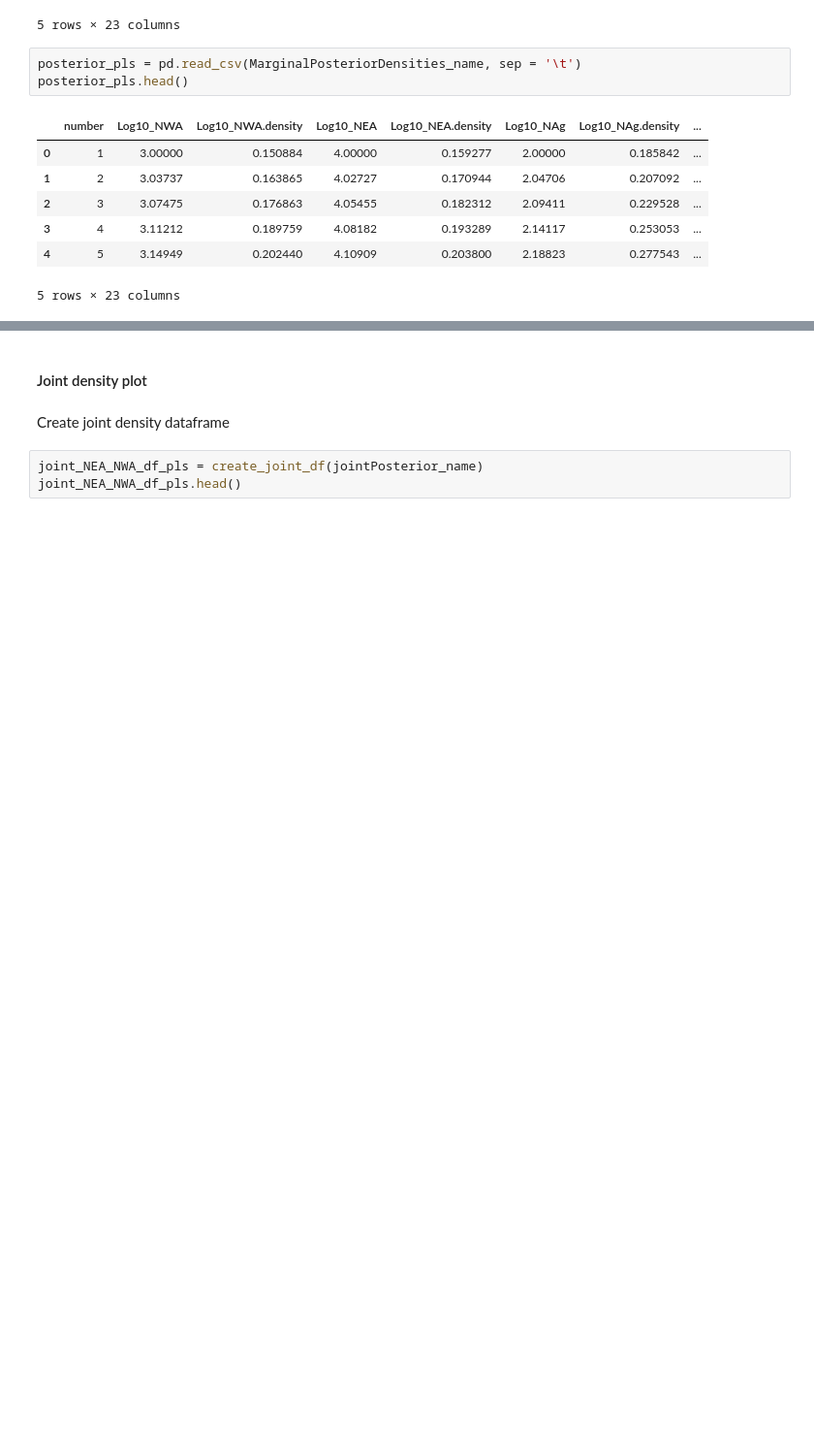
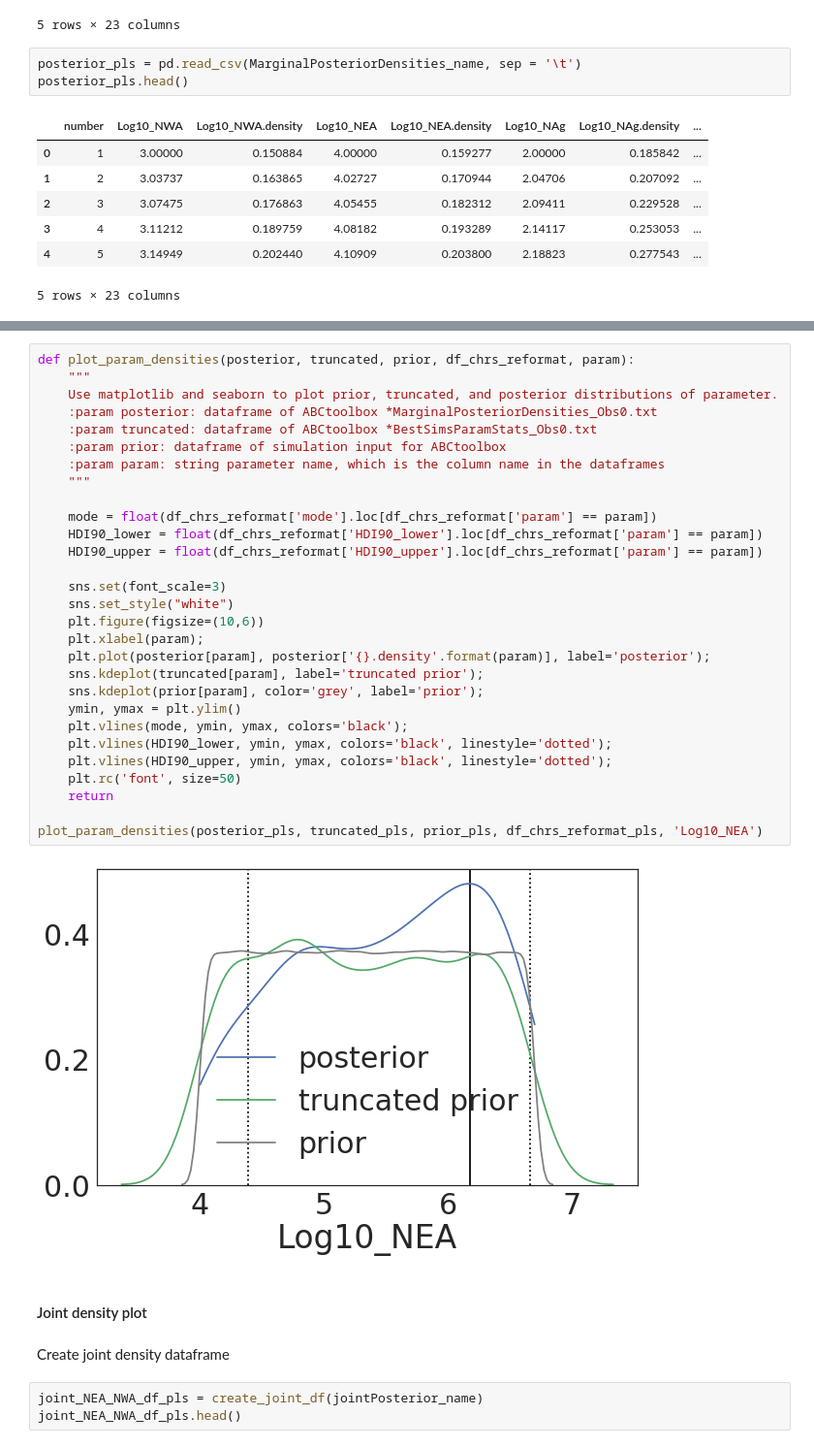
Before and after one commit to agladstein/ABC_results_AJ, a Jupyter notebook: chr1_AJmodels/assess_ABCtoolbox.ipynb, the cells around one changed output, grey strips where cells are left out. Shown at 97% size. Cells and saved outputs as stored; diff of their text form; blank space fills up the shorter version.

```diff
--- a/chr1_AJmodels/assess_ABCtoolbox.ipynb
+++ b/chr1_AJmodels/assess_ABCtoolbox.ipynb
@@ -754,3 +754,34 @@ TypeError: cannot convert the series to <class 'float'>
+# %%
+def plot_param_densities(posterior, truncated, prior, df_chrs_reformat, param):
+    """
+    Use matplotlib and seaborn to plot prior, truncated, and posterior distributions of parameter.
+    :param posterior: dataframe of ABCtoolbox *MarginalPosteriorDensities_Obs0.txt
+    :param truncated: dataframe of ABCtoolbox *BestSimsParamStats_Obs0.txt
+    :param prior: dataframe of simulation input for ABCtoolbox
+    :param param: string parameter name, which is the column name in the dataframes
+    """
+
+    mode = float(df_chrs_reformat['mode'].loc[df_chrs_reformat['param'] == param])
+    HDI90_lower = float(df_chrs_reformat['HDI90_lower'].loc[df_chrs_reformat['param'] == param])
+    HDI90_upper = float(df_chrs_reformat['HDI90_upper'].loc[df_chrs_reformat['param'] == param])
+
+    sns.set(font_scale=3)
+    sns.set_style("white")
+    plt.figure(figsize=(10,6))
+    plt.xlabel(param);
+    plt.plot(posterior[param], posterior['{}.density'.format(param)], label='posterior');
+    sns.kdeplot(truncated[param], label='truncated prior');
+    sns.kdeplot(prior[param], color='grey', label='prior');
+    ymin, ymax = plt.ylim()
+    plt.vlines(mode, ymin, ymax, colors='black');
+    plt.vlines(HDI90_lower, ymin, ymax, colors='black', linestyle='dotted');
+    plt.vlines(HDI90_upper, ymin, ymax, colors='black', linestyle='dotted');
+    plt.rc('font', size=50)
+    return
+
+plot_param_densities(posterior_pls, truncated_pls, prior_pls, df_chrs_reformat_pls, 'Log10_NEA')
+# %% [output]
+[figure, added]
 # %% [markdown]
 #### Joint density plot
 # %% [markdown]
```
Also changed, not shown: parts of 4 cells of this notebook, 1 other file.
